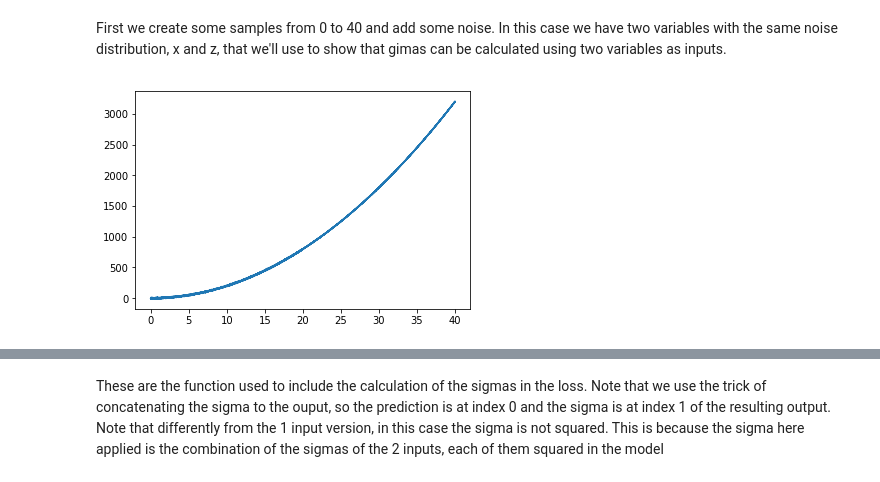
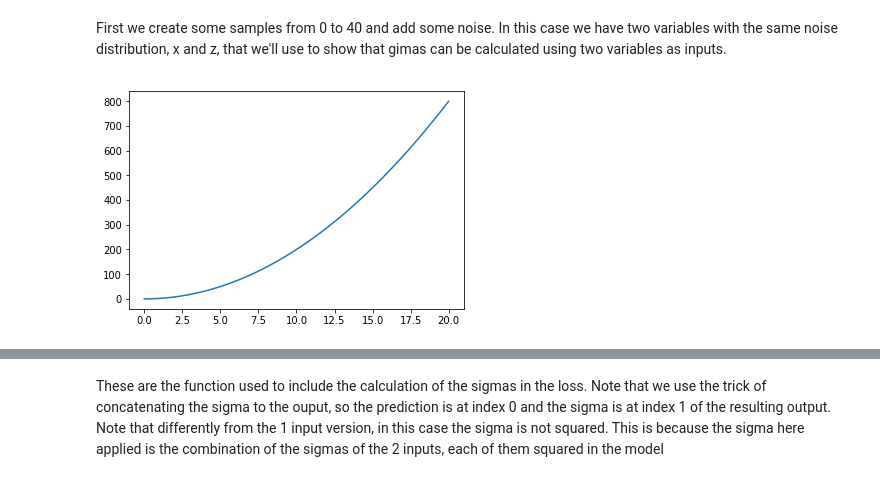
Before and after one commit to menajosep/uncertainty_basic_examples, a Jupyter notebook: Uncertainty Basic Example 2 inputs.ipynb, the cells around one changed output, grey strips where cells are left out. Cells and saved outputs as stored; diff of their text form; code cells hidden in the pictures.

```diff
--- a/Uncertainty Basic Example 2 inputs.ipynb
+++ b/Uncertainty Basic Example 2 inputs.ipynb
@@ -17,19 +19,13 @@ import matplotlib.pyplot as plt
 First we create some samples from 0 to 40 and add some noise. In this case we have two variables with the same noise distribution, x and z, that we'll use to show that gimas can be calculated using two variables as inputs.
 # %%
 x = np.linspace(0, 20, 10000)#, dtype="int32")  # 100000 values between 0 and 100
-deltax = np.random.normal(0, 4, x.size)
-x2 = np.linspace(20, 40, 10000)
-deltax2 = np.random.normal(0, 1, x2.size)
+deltax = np.random.normal(0, 2, x.size)
 z = np.linspace(0, 20, 10000)
 deltaz = np.random.normal(0, 2, z.size)
-z2 = np.linspace(20, 40, 10000)
-deltaz2 = np.random.normal(0, 2, z.size)
-y = 2 * x * z + deltax + deltaz
-y2 = 2 * x2 * z2 + deltax2 + deltaz2
-x_final = np.append(x, x2)
-z_final = np.append(z, z2)
-y_final = np.append(y, y2)
-plt.plot(x_final,y_final)
+y = 2 * x * z
+x_prima = x + deltax
+z_prima = z + deltaz
+plt.plot(x,y)
 plt.show()
 # %% [output]
-[figure, old version]
+[figure, new version]
```
Also changed, not shown: parts of 10 cells of this notebook, 2 other files.
